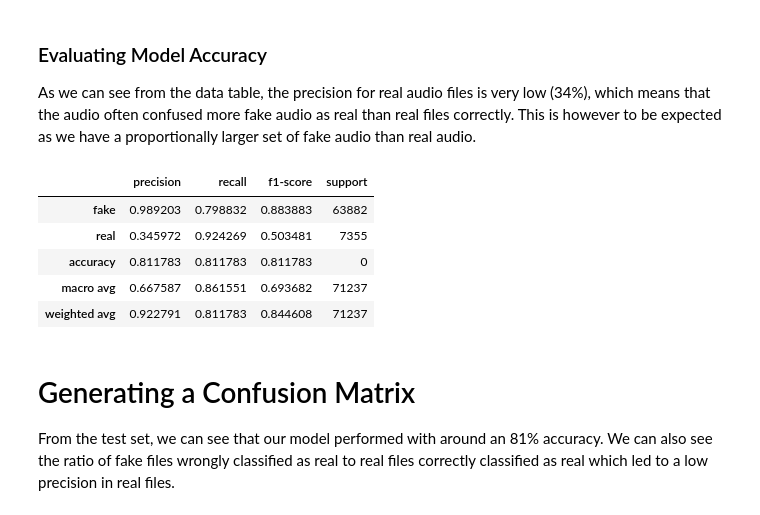
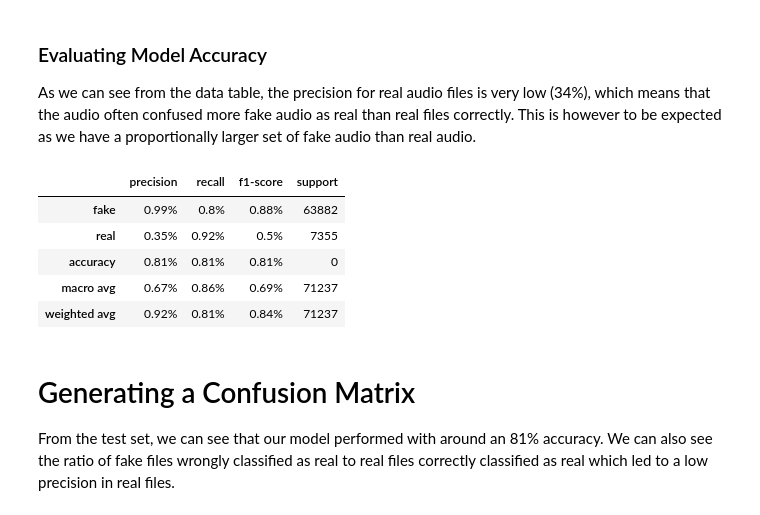
Before and after one commit to Deeeeelan/Deepfake-Audio-Detector, a Jupyter notebook: notebooks/02_logistic_regression.ipynb, the cells around one changed output. Cells and saved outputs as stored; diff of their text form; code cells hidden in the pictures.

Commit message:
Add better classification tables

```diff
--- a/notebooks/02_logistic_regression.ipynb
+++ b/notebooks/02_logistic_regression.ipynb
@@ -147,15 +147,17 @@ As we can see from the data table, the precision for real audio files is very lo
 # %%
 test_predictions = model.predict(scaled_test_features)
 report = pd.DataFrame(sklearn.metrics.classification_report(test_labels, test_predictions, target_names=['fake', 'real'], output_dict=True)).T
 report['support'] = report.support.apply(int)
+round_col = report.columns.difference(['support'])
+report[round_col] = report[round_col].map(lambda x: f'{round(x, 2)}%')
 report.style
 # %% [output]
 |  | precision | recall | f1-score | support |
-| fake | 0.989203 | 0.798832 | 0.883883 | 63882 |
-| real | 0.345972 | 0.924269 | 0.503481 | 7355 |
-| accuracy | 0.811783 | 0.811783 | 0.811783 | 0 |
-| macro avg | 0.667587 | 0.861551 | 0.693682 | 71237 |
-| weighted avg | 0.922791 | 0.811783 | 0.844608 | 71237 |
+| fake | 0.99% | 0.8% | 0.88% | 63882 |
+| real | 0.35% | 0.92% | 0.5% | 7355 |
+| accuracy | 0.81% | 0.81% | 0.81% | 0 |
+| macro avg | 0.67% | 0.86% | 0.69% | 71237 |
+| weighted avg | 0.92% | 0.81% | 0.84% | 71237 |
 # %% [markdown]
 # Generating a Confusion Matrix
 From the test set, we can see that our model performed with around an 81% accuracy. We can also see the ratio of fake files wrongly classified as real to real files correctly classified as real which led to a low precision in real files.
```
Also changed, not shown: 2 other files.
